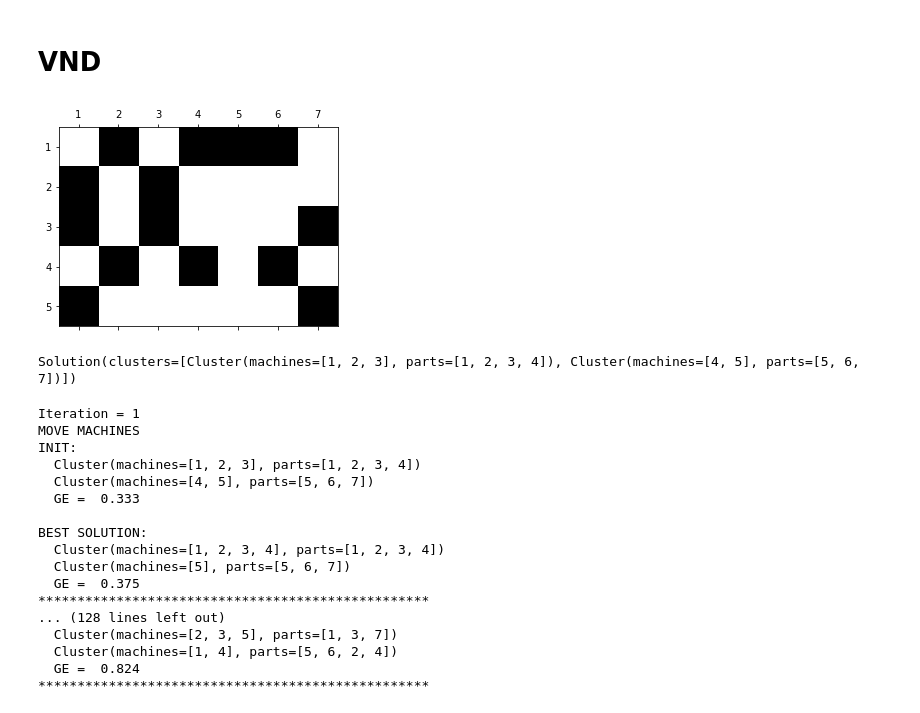
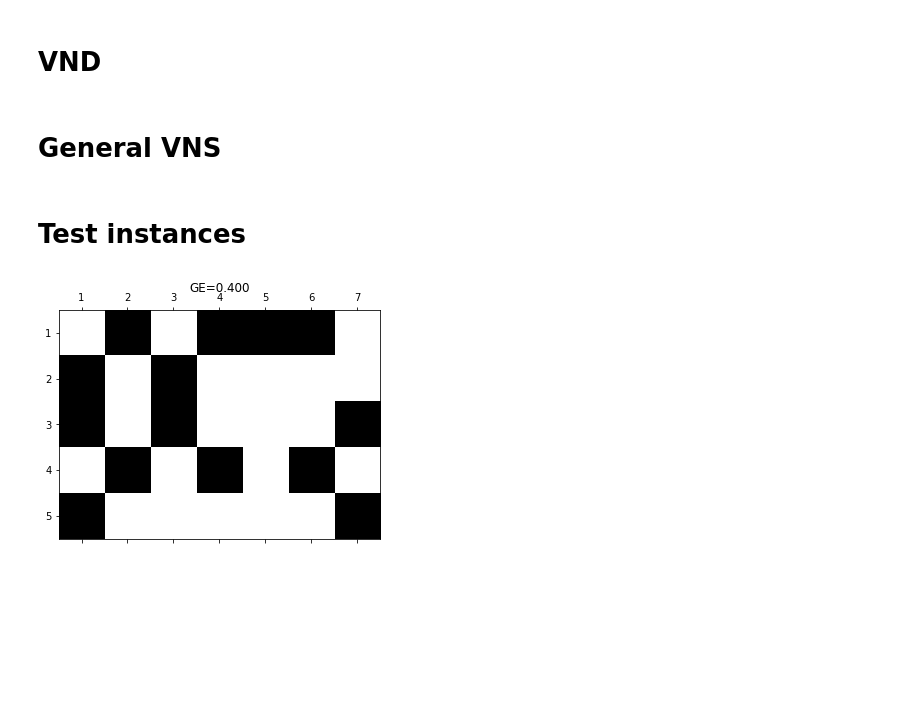
Before and after one commit to zaktan8/optimization_problems, a Jupyter notebook: 2_VNS_for_CFP/VNS.ipynb, the cells around one changed output. Cells and saved outputs as stored; diff of their text form; code cells hidden in the pictures; blank space fills up the shorter version.

Commit message:
Add VNS implementation and improve visualization

```diff
--- a/2_VNS_for_CFP/VNS.ipynb
+++ b/2_VNS_for_CFP/VNS.ipynb
@@ -33,7 +33,7 @@ def read_instance_data(instances_dir: str, file_path: str) -> (np.array, np.arra
     m_ids, p_ids = list(range(1, n_machines+1)), list(range(1, n_parts+1))
     return matrix, m_ids, p_ids
 # %%
-def draw_matrix(matrix: np.array, m_ids: np.array=None, p_ids: np.array=None) -> None:
+def draw_matrix(matrix: np.array, m_ids: np.array=None, p_ids: np.array=None, title='') -> None:
     n_machines, n_parts = matrix.shape
     fig, ax = plt.subplots(figsize=(n_machines, 7))
     ax.matshow(matrix, cmap='gray_r')
@@ -43,6 +43,9 @@ def draw_matrix(matrix: np.array, m_ids: np.array=None, p_ids: np.array=None) ->
         ax.set_xticklabels(p_ids)
     if m_ids is not None:
         ax.set_yticklabels(m_ids)
+    if title:
+        plt.title(title)
+    plt.tight_layout()
     plt.show()
 # %%
 instances_dir = './resources/instances/'
@@ -52,7 +55,6 @@ instances = [f for f in listdir(instances_dir)
 # %%
 for instance in instances:
     matrix, m_ids, p_ids = read_instance_data(instances_dir, instance)
-    print(instance)
-    draw_matrix(matrix, m_ids, p_ids)
+    draw_matrix(matrix, m_ids, p_ids, title=instance)
     print('*' * 50)
 # %% [output]
@@ -109,9 +105,12 @@ class Cluster():
 @dataclass
 class Solution():
     clusters: list
-    _matrix: np.array = field(repr=False)
+    matrix: np.array = field(repr=False)
+    ge: float = field(init=False)
+    _n_ones_total: int = field(init=False, repr=False)
 
     def __post_init__(self):
+        self._n_ones_total = (self.matrix == 1).sum()
         self.ge = self._obj_func()
 
     def __iter__(self):
@@ -121,16 +120,32 @@ class Solution():
         self.clusters[index] = value
         self.ge = self._obj_func()
 
+    def remove_cluster(self, cluster: Cluster) -> None:
+        self.clusters.remove(cluster)
+        self.ge = self._obj_func()
+
+    def set_clusters(self, clusters: list) -> None:
+        self.clusters = clusters
+        self.ge = self._obj_func()
+
+    def add_clusters(self, clusters: list) -> None:
+        self.clusters.extend(clusters)
+        self.ge = self._obj_func()
+
     def _obj_func(self) -> float:
-        n_ones_total = (self._matrix == 1).sum()
         n_ones_in, n_zeros_in = 0, 0
-
         for cluster in self.clusters:
             for m_id in cluster.machines:
                 for p_id in cluster.parts:
-                    if self._matrix[m_id-1][p_id-1] == 1:
+                    if self.matrix[m_id-1][p_id-1] == 1:
                         n_ones_in += 1
                     else:
                         n_zeros_in += 1
+        return n_ones_in / (self._n_ones_total + n_zeros_in)
 
-        return n_ones_in / (n_ones_total + n_zeros_in)
+    def draw(self) -> None:
+        result_m_ids = np.concatenate(list(map(lambda cl: cl.machines, self.clusters)))
+        result_p_ids = np.concatenate(list(map(lambda cl: cl.parts, self.clusters)))
+        m1 = self.matrix[[m_id-1 for m_id in result_m_ids], :]
+        m2 = m1[:, [p_id-1 for p_id in result_p_ids]]
+        draw_matrix(m2, result_m_ids, result_p_ids, title=f"GE={self.ge:.3f}")
@@ -230,2 +281,4 @@ def vnd(sol: Solution) -> Solution:
 
     return best_sol
+# %% [markdown]
+# General VNS
@@ -232,31 +310,8 @@ def vnd(sol: Solution) -> Solution:
+# %% [markdown]
+# Test instances
 # %%
 matrix, m_ids, p_ids = read_instance_data(instances_dir, '05x07.txt')
-draw_matrix(matrix, m_ids, p_ids)
+init_sol = Solution([Cluster(machines=m_ids, parts=p_ids)], matrix)
+init_sol.draw()
 # %% [output]
-[figure, old version]
+[figure, new version]
-# %%
-two_clusters = [Cluster([1, 2, 3], [1, 2, 3, 4]), Cluster([4, 5], [5, 6, 7])]
-sol2 = Solution(two_clusters, matrix)
-sol2
-# %% [output]
-Solution(clusters=[Cluster(machines=[1, 2, 3], parts=[1, 2, 3, 4]), Cluster(machines=[4, 5], parts=[5, 6, 7])])
-# %%
-best_sol2 = vnd(sol2)
-# %% [output]
-Iteration = 1
-MOVE MACHINES
-INIT:
-  Cluster(machines=[1, 2, 3], parts=[1, 2, 3, 4])
-  Cluster(machines=[4, 5], parts=[5, 6, 7])
-  GE =  0.333
-
-BEST SOLUTION:
-  Cluster(machines=[1, 2, 3, 4], parts=[1, 2, 3, 4])
-  Cluster(machines=[5], parts=[5, 6, 7])
-  GE =  0.375
-**************************************************
-... (128 lines left out)
-  Cluster(machines=[2, 3, 5], parts=[1, 3, 7])
-  Cluster(machines=[1, 4], parts=[5, 6, 2, 4])
-  GE =  0.824
-**************************************************
```
Also changed, not shown: parts of 15 cells of this notebook.
